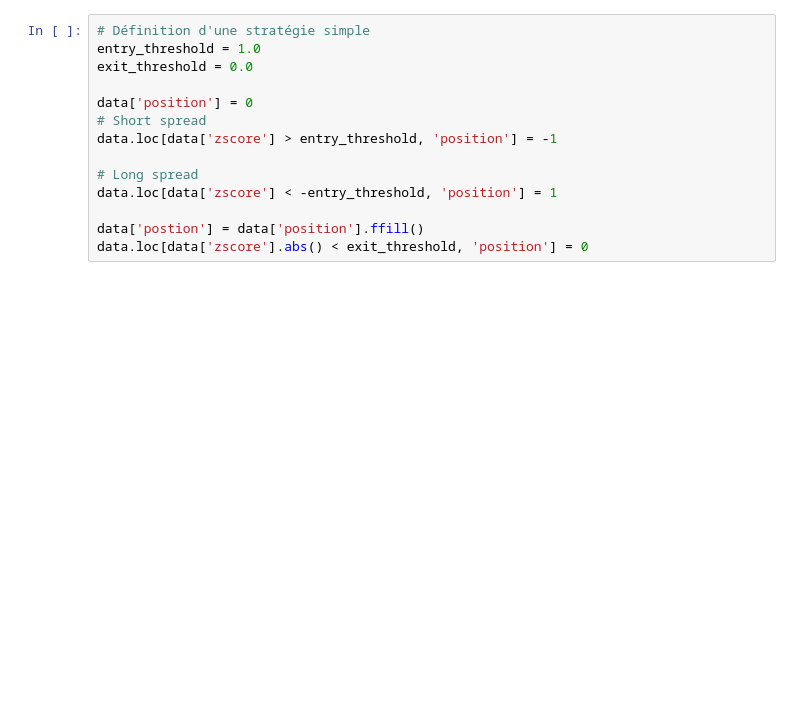
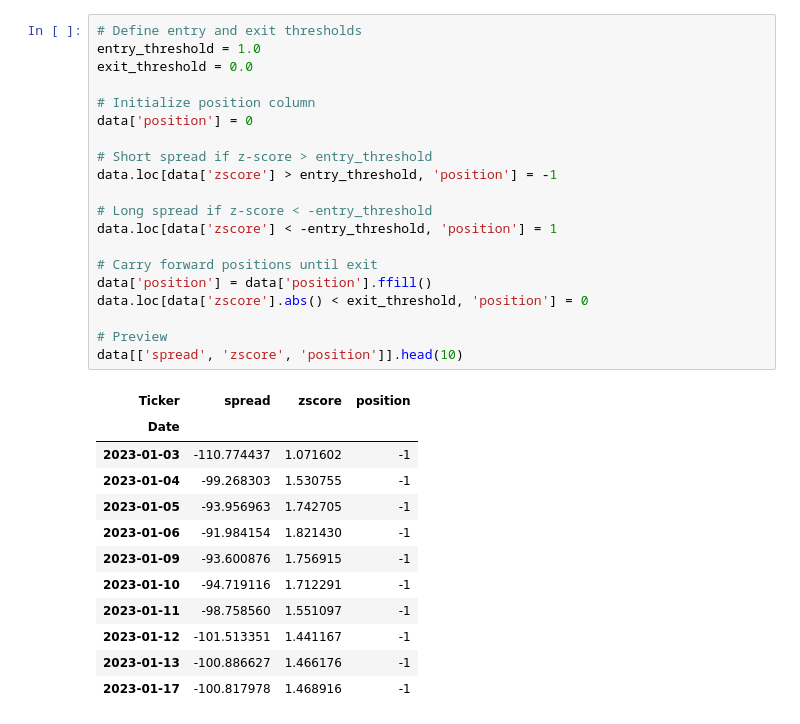
Before and after one commit to Gabrielnstr/pair_trading_strategy, a Jupyter notebook: pair_trading_strategy.ipynb, the cells around one changed output. Cells and saved outputs as stored; diff of their text form; blank space fills up the shorter version.

```diff
--- a/pair_trading_strategy.ipynb
+++ b/pair_trading_strategy.ipynb
@@ -36,15 +46,34 @@ data['zscore'] = (data['spread'] - spread_mean) / spread_std
 # %%
-# Définition d'une stratégie simple
+# Define entry and exit thresholds
 entry_threshold = 1.0
 exit_threshold = 0.0
 
+# Initialize position column
 data['position'] = 0
-# Short spread
+
+# Short spread if z-score > entry_threshold
 data.loc[data['zscore'] > entry_threshold, 'position'] = -1
 
-# Long spread
+# Long spread if z-score < -entry_threshold
 data.loc[data['zscore'] < -entry_threshold, 'position'] = 1
 
-data['postion'] = data['position'].ffill()
+# Carry forward positions until exit
+data['position'] = data['position'].ffill()
 data.loc[data['zscore'].abs() < exit_threshold, 'position'] = 0
+
+# Preview
+data[['spread', 'zscore', 'position']].head(10)
+# %% [output]
+| Ticker | spread | zscore | position |
+| Date |  |  |  |
+| 2023-01-03 | -110.774437 | 1.071602 | -1 |
+| 2023-01-04 | -99.268303 | 1.530755 | -1 |
+| 2023-01-05 | -93.956963 | 1.742705 | -1 |
+| 2023-01-06 | -91.984154 | 1.821430 | -1 |
+| 2023-01-09 | -93.600876 | 1.756915 | -1 |
+| 2023-01-10 | -94.719116 | 1.712291 | -1 |
+| 2023-01-11 | -98.758560 | 1.551097 | -1 |
+| 2023-01-12 | -101.513351 | 1.441167 | -1 |
+| 2023-01-13 | -100.886627 | 1.466176 | -1 |
+| 2023-01-17 | -100.817978 | 1.468916 | -1 |
 # %%
```
Also changed, not shown: parts of 6 cells of this notebook, 6 other files.
